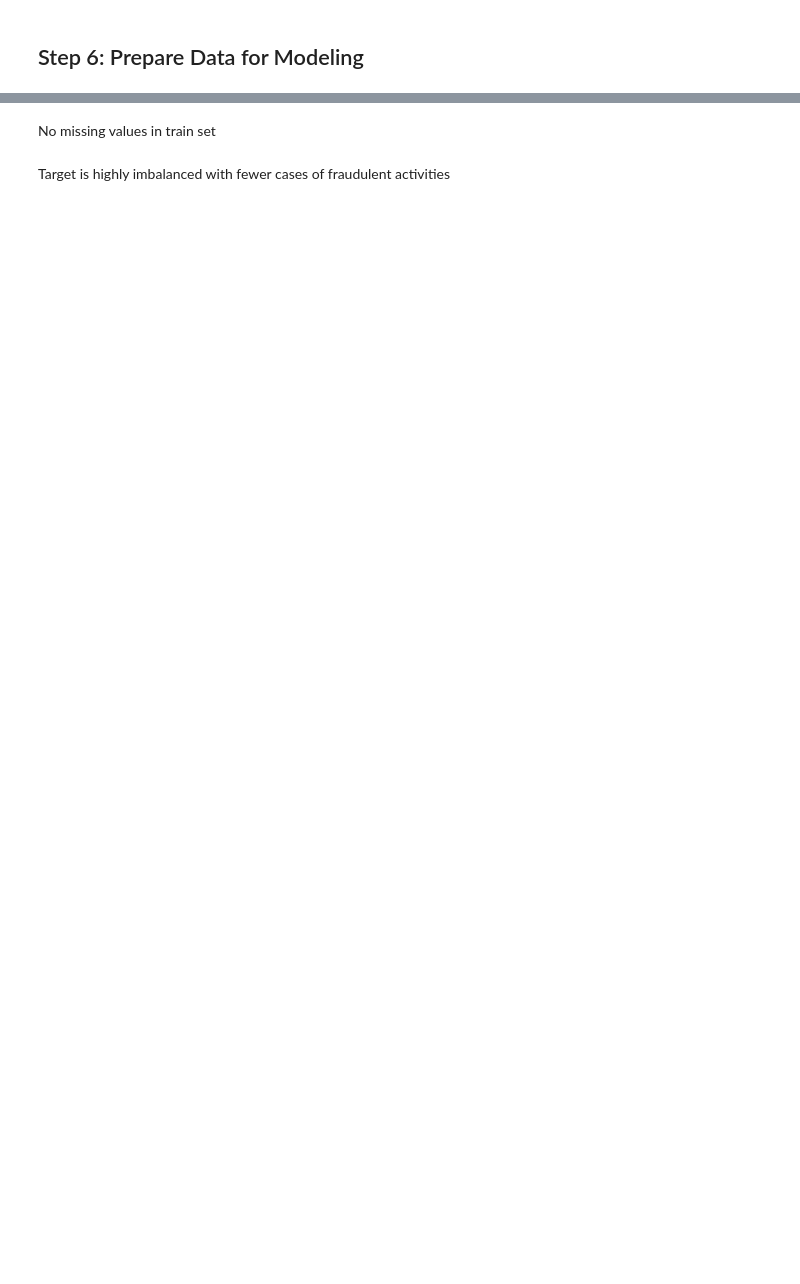
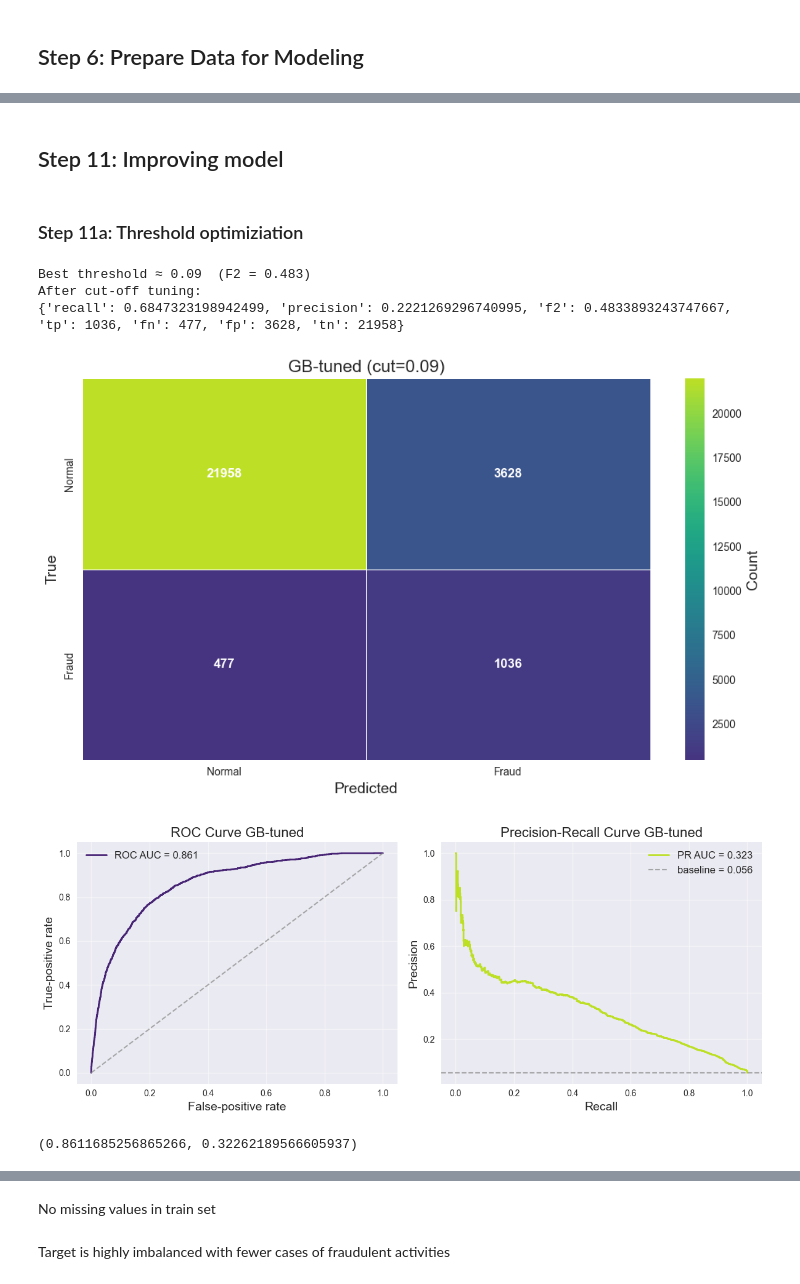
Before and after one commit to Rackkoun/ds-ml-project, a Jupyter notebook: notebooks/ml_challenge_fraud_detection_v2_sc.ipynb, the cells around one changed output, grey strips where cells are left out. Drawn from its saved outputs; the diff is of its cells as text; code cells hidden in the pictures; blank space fills up the shorter version.

```diff
--- a/notebooks/ml_challenge_fraud_detection_v2_sc.ipynb
+++ b/notebooks/ml_challenge_fraud_detection_v2_sc.ipynb
@@ -788,0 +952,31 @@ target - 2
+# %% [markdown]
+## Step 11: Improving model
+# %% [markdown]
+### Step 11a: Threshold optimiziation
+# %%
+y_val2 = y_val1.copy()
+y_val_prob2 = y_val_prob1.copy()
+
+# THRESHOLD TUNING ----------
+# Find the best probability threshold for converting predicted probabilities
+# into class labels (0 or 1)
+best_cut = find_best_threshold(
+    y_val2,            # True validation labels (0/1)
+    y_val_prob2,       # Predicted probabilities for the positive class
+    trials=np.arange(0.05, 0.95, 0.02)  # Thresholds to try (0.05, 0.07, ..., 0.93)
+)
+
+# Convert probabilities into binary predictions using the chosen threshold
+y_val_best = (y_val_prob2 >= best_cut).astype(int)
+print("After cut-off tuning:")
+print(simple_metrics(y_val2, y_val_best))
+
+show_confusion(y_val2, y_val_best, f"GB-tuned (cut={best_cut:.2f})")
+show_roc_pr(y_val2, y_val_prob2, "GB-tuned")   # uses viridis_pair global colours
+# %% [output]
+Best threshold ≈ 0.09  (F2 = 0.483)
+After cut-off tuning:
+{'recall': 0.6847323198942499, 'precision': 0.2221269296740995, 'f2': 0.4833893243747667, 'tp': 1036, 'fn': 477, 'fp': 3628, 'tn': 21958}
+[figure, added]
+[figure, added]
+(0.8611685256865266, 0.32262189566605937)
```
Also changed, not shown: parts of 67 cells of this notebook, 2 other files.
